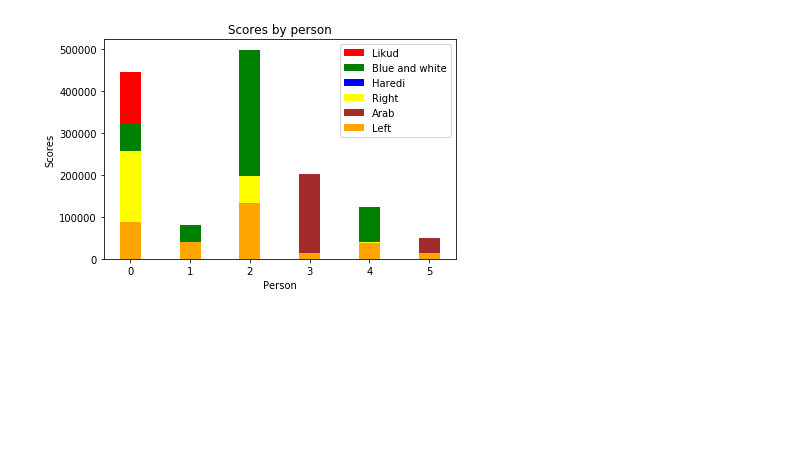
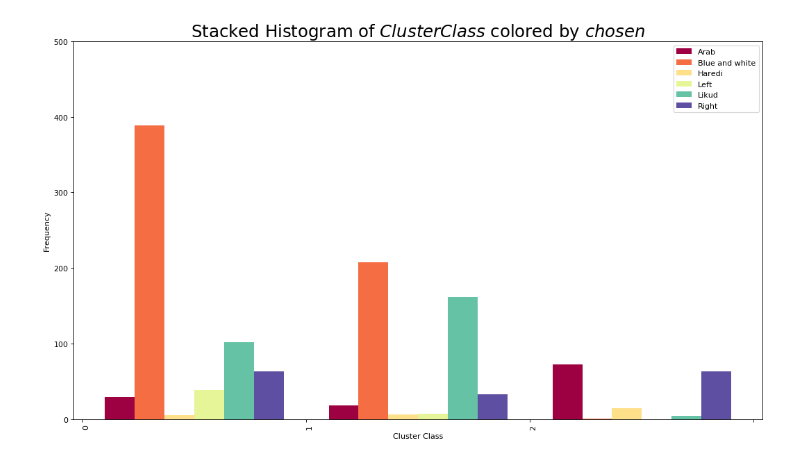
Before and after one commit to gabi939/elections, a Jupyter notebook: elections.ipynb, the cells around one changed output. Saved outputs shown, nothing was run; the diff lists cells and outputs as text; code cells hidden in the pictures; blank space fills up the shorter version.

```diff
--- a/elections.ipynb
+++ b/elections.ipynb
@@ -135,7 +118,7 @@ def prepare_vectors(df):
 def add_most_voted_colm(df):
     """ adds a column of labels for the most voted faction """
     temp = df.copy()
-    temp.drop(labels = ["code"],axis=1,inplace = True)
+    temp.drop(df_normalized.columns[:7], axis=1,inplace = True)
 
     for c in temp.columns:
         temp[c] = pd.to_numeric(temp[c])
@@ -223,36 +196,0 @@ barchar_group(df,"Cluster Class","Name of Natural Area",200)
-# %%
-bycode = get_bycode()
-index = get_index(NATURAL)
-
-df = inner_join(df_base,bycode,"code")
-df = inner_join(df,index,"Natural area code")
-df = df[["Cluster Class","Likud","Blue and white","Haredi","Right","Arab","Left"]]
-df = df.groupby("Cluster Class").sum()
-df = df.T
-
-# data to plot
-n_groups = 6
-
-# create plot
-fig, ax = plt.subplots()
-index = np.arange(n_groups)
-bar_width = 0.35
-opacity = 0.8
-
-colors = ["red","green","blue","yellow","brown","orange"]
-recs =[]
-num = 0
-for lb,row in df.iterrows():
-    recs.append(plt.bar(index+bar_width, row,bar_width,label=lb,color = colors[num]))
-    num += 1
-
-plt.xlabel('Person')
-plt.ylabel('Scores')
-plt.title('Scores by person')
-plt.xticks(index + bar_width, ('0', '1', '2', '3','4', '5'))
-plt.legend()
-
-plt.tight_layout()
-plt.show()
-# %% [output]
-[figure, removed]
@@ -272,0 +197,4 @@ df['Cluster Class'] = pd.Series(y, index=df_21.index)
+# %%
+barchar_group(df_base,"Cluster Class","chosen",500)
+# %% [output]
+[figure, added]
```
Also changed, not shown: parts of 25 cells of this notebook, 2 other files.
